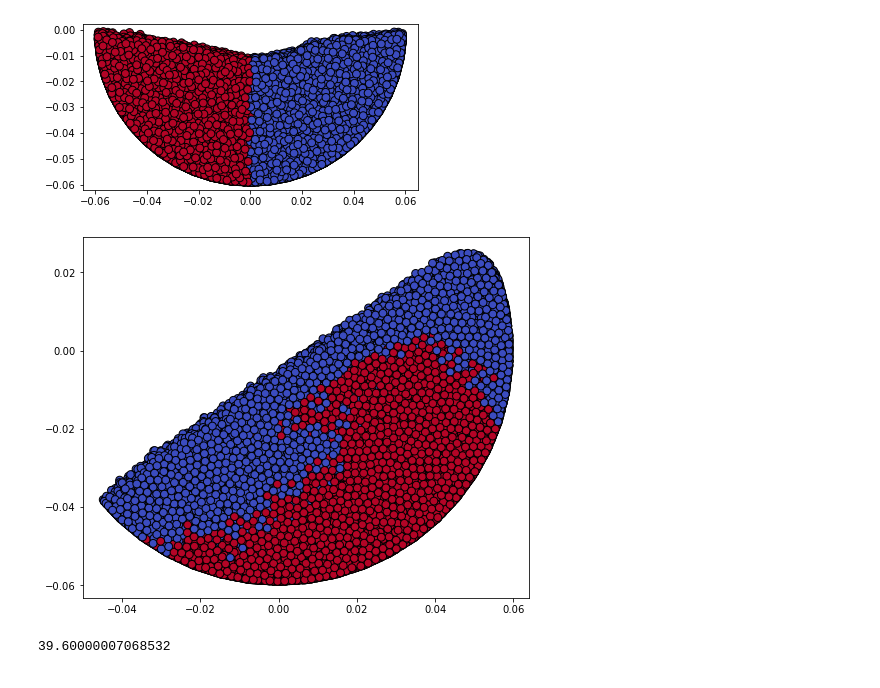
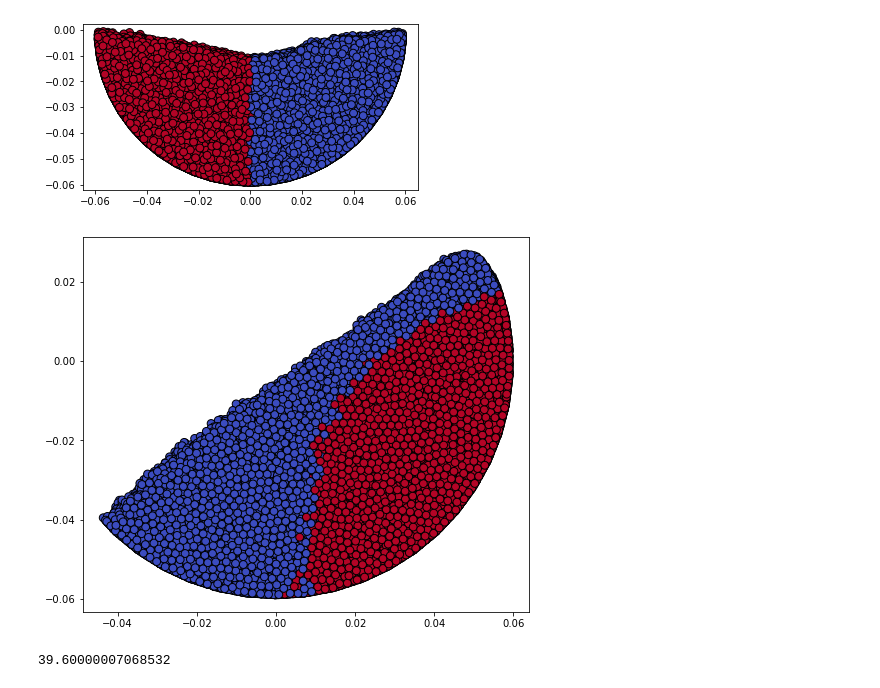
Before and after one commit to elispelis/DEM-Dissertation, a Jupyter notebook: src/analysis.ipynb, the cells around one changed output. Cells and saved outputs as stored; diff of their text form; code cells hidden in the pictures.

```diff
--- a/src/analysis.ipynb
+++ b/src/analysis.ipynb
@@ -10,10 +10,16 @@ from extrapolation import extrapolation
 simulation = os.path.abspath(os.path.join("..", '..', 'data', "rot_drum", "JKR_periodic_clean", "Rot_drum.dem"))
 sim_path = os.path.dirname(simulation)
 
+#simulation parameters
 start_t = 1
 end_t = 45
+domain_x = (-0.06, 0.06)
+domain_y = (-0.015, 0.015)
+domain_z = (-0.06, 0.06)
+num_bins = 4
+direction = "y"
 
-extrap = extrapolation(start_t, end_t, simulation)
+extrap = extrapolation(start_t, end_t, simulation, domain_x, domain_y, domain_z, num_bins, direction)
 # %%
 import numpy as np
 kinetic_energies, peak_times, peak_index, highlight_y = extrap.kin_energies(0.0002, 5)
@@ -57,10 +63,10 @@ plt.show()
 # %%
 # Plot peak index 3 normal
 
 plt.figure(figsize=(8,12))
-actual_3 = extrap.plot_particles(extrap.get_particle_coords(peak_index[11]), id_dict, True)
+actual_3 = extrap.plot_particles(extrap.get_particle_coords(peak_index[3]), id_dict, True)
 # %% [output]
-[figure, old version]
+[figure, new version]
 # %%
 extrap.deck.timestepValues[peak_index[49]]
 # %% [output]
```
Also changed, not shown: parts of 2 cells of this notebook, 3 other files.
